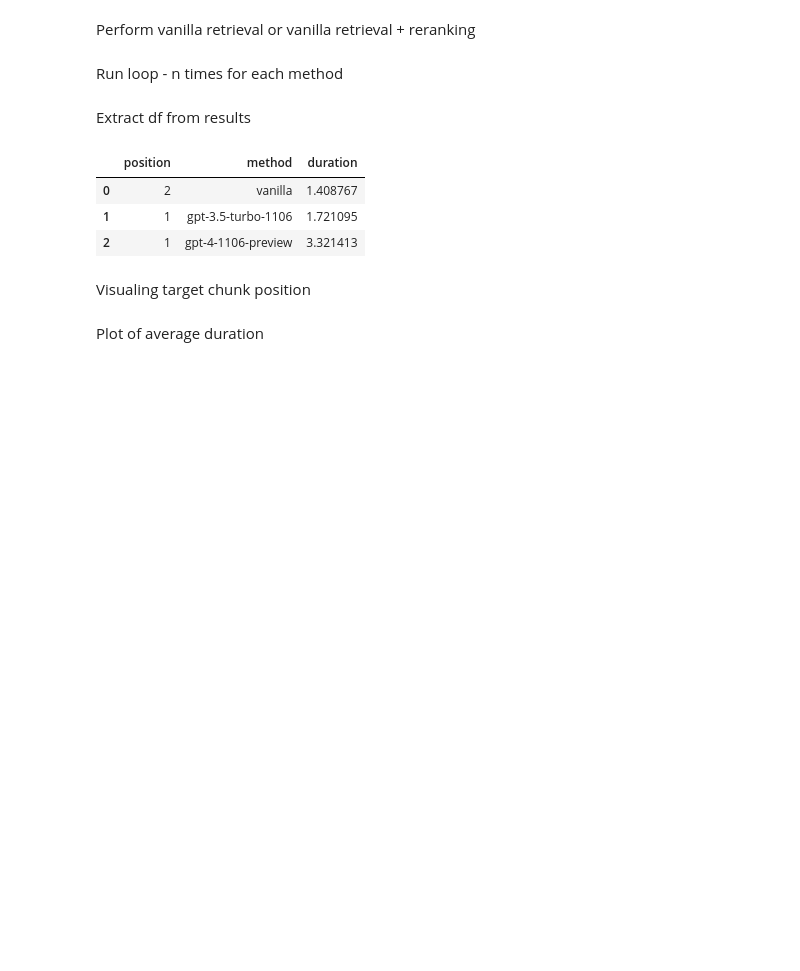
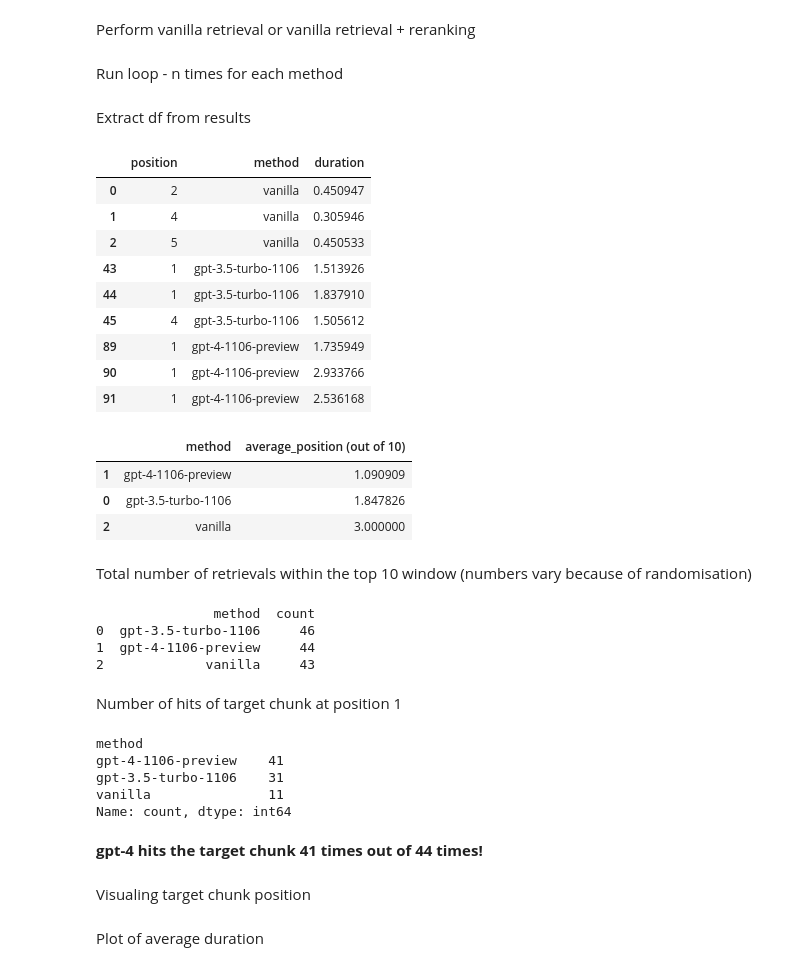
Before and after one commit to arjunkmrm/rag-experiments, a Jupyter notebook: llm-rerank.ipynb, the cells around one changed output. Saved outputs shown, nothing was run; the diff lists cells and outputs as text; code cells hidden in the pictures; blank space fills up the shorter version.

```diff
--- a/llm-rerank.ipynb
+++ b/llm-rerank.ipynb
@@ -139,7 +144,7 @@ Perform vanilla retrieval or vanilla retrieval + reranking
 def perform_retrieval(method, texts, api_key):
     embeddings = OpenAIEmbeddings()
     db = FAISS.from_documents(texts, embeddings)
-    retriever = db.as_retriever(search_kwargs={"k": 20})
+    retriever = db.as_retriever(search_kwargs={"k": 10})
     query = "was paul vegan?"
 
     start_time = time.time()
@@ -157,7 +162,7 @@ def perform_retrieval(method, texts, api_key):
 file_path = './docs/paul_graham_essay.txt'
 documents = []
 methods = ["vanilla", "gpt-3.5-turbo-1106", "gpt-4-1106-preview"]
-n = 1
+n = 50
 # %% [markdown]
 Run loop - n times for each method
 # %%
@@ -197,12 +202,67 @@ def find_target_sentence_in_documents(documents, target_sentence):
 target_sentence = "Paul liked to eat McDonald's McChicken burger."
 df = find_target_sentence_in_documents(documents, target_sentence)
 # %%
-df.head()
+df.groupby('method').head(3)
 # %% [output]
 |  | position | method | duration |
-| 0 | 2 | vanilla | 1.408767 |
-| 1 | 1 | gpt-3.5-turbo-1106 | 1.721095 |
-| 2 | 1 | gpt-4-1106-preview | 3.321413 |
+| 0 | 2 | vanilla | 0.450947 |
+| 1 | 4 | vanilla | 0.305946 |
+| 2 | 5 | vanilla | 0.450533 |
+| 43 | 1 | gpt-3.5-turbo-1106 | 1.513926 |
+| 44 | 1 | gpt-3.5-turbo-1106 | 1.837910 |
+| 45 | 4 | gpt-3.5-turbo-1106 | 1.505612 |
+| 89 | 1 | gpt-4-1106-preview | 1.735949 |
+| 90 | 1 | gpt-4-1106-preview | 2.933766 |
+| 91 | 1 | gpt-4-1106-preview | 2.536168 |
+# %%
+# Calculate the average position for each method
+df_average = df.groupby('method')['position'].mean().reset_index(name='average_position (out of 10)')
+
+# Sort the DataFrame in ascending order based on average positions
+df_average_sorted = df_average.sort_values(by='average_position (out of 10)', ascending=True)
+
+df_average_sorted
+# %% [output]
+|  | method | average_position (out of 10) |
+| 1 | gpt-4-1106-preview | 1.090909 |
+| 0 | gpt-3.5-turbo-1106 | 1.847826 |
+| 2 | vanilla | 3.000000 |
+# %% [markdown]
+Total number of retrievals within the top 10 window (numbers vary because of randomisation)
+# %%
+# Count the number of times each method appears
+method_counts = df['method'].value_counts()
+
+# Convert the Series into a DataFrame
+df_method_counts = method_counts.reset_index()
+df_method_counts.columns = ['method', 'count']
+
+# Display the new DataFrame
+print(df_method_counts)
+# %% [output]
+               method  count
+0  gpt-3.5-turbo-1106     46
+1  gpt-4-1106-preview     44
+2             vanilla     43
+# %% [markdown]
+Number of hits of target chunk at position 1
+# %%
+# Filter the DataFrame for rows where position is 1
+df_position_1 = df[df['position'] == 1]
+
+# Count the number of occurrences of each method at position 1
+position_1_counts = df_position_1['method'].value_counts()
+
+# Display the counts
+position_1_counts
+# %% [output]
+method
+gpt-4-1106-preview    41
+gpt-3.5-turbo-1106    31
+vanilla               11
+Name: count, dtype: int64
+# %% [markdown]
+**gpt-4 hits the target chunk 41 times out of 44 times!**
 # %% [markdown]
 Visualing target chunk position
 # %%
```
Also changed, not shown: parts of 6 cells of this notebook.
